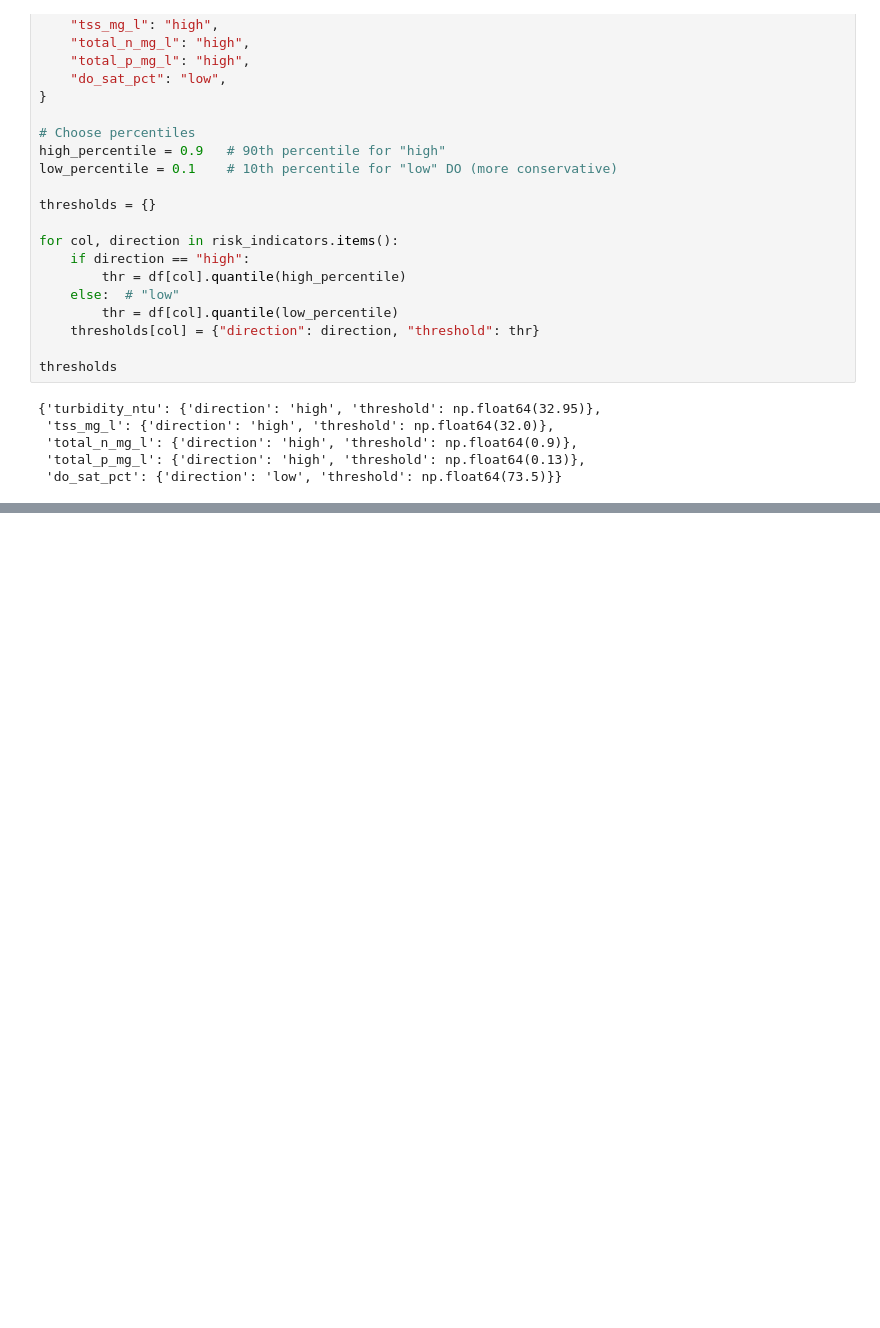
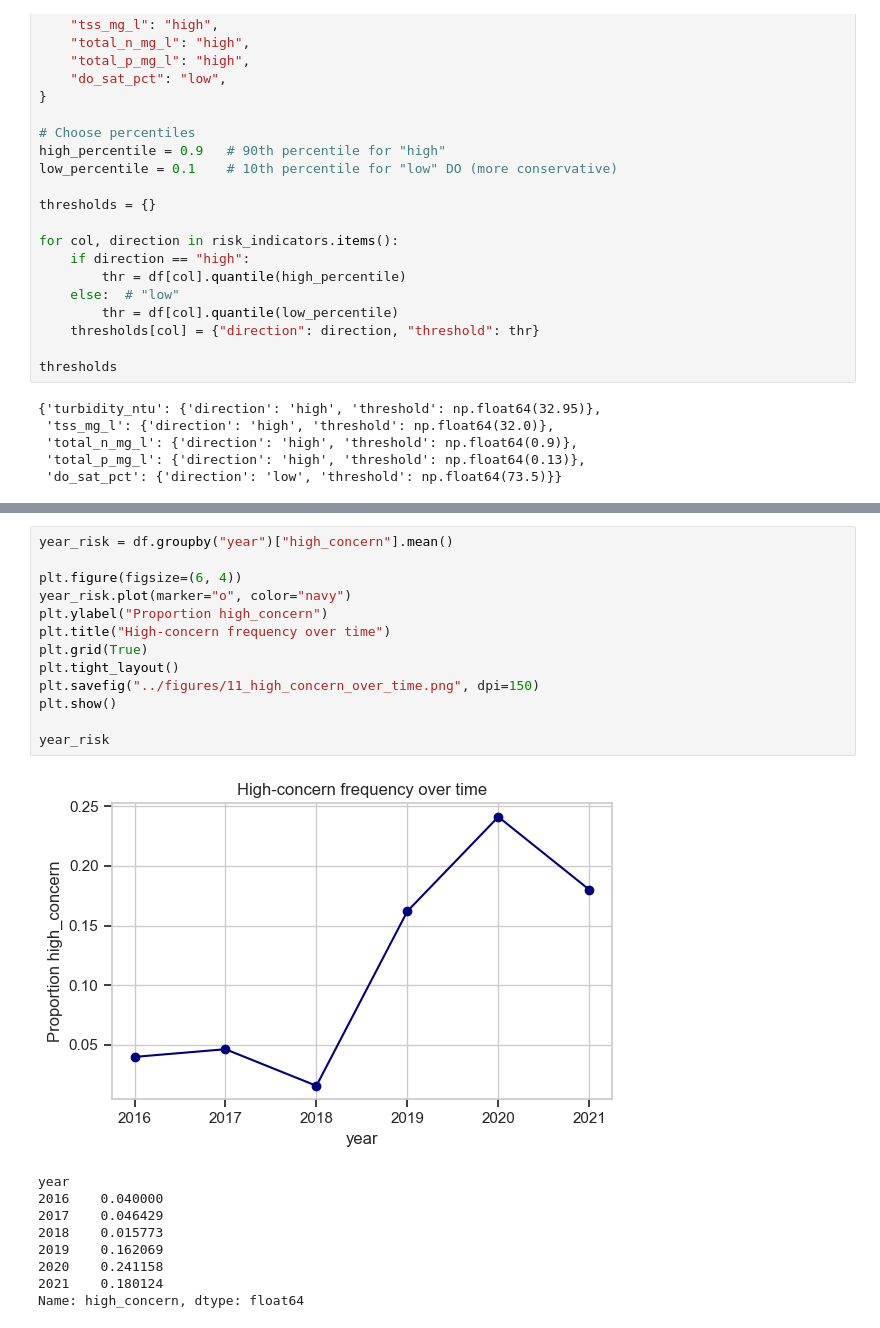
Before and after one commit to rosisneupane/nsw-water-quality-analysis, a Jupyter notebook: notebooks/01_exploration.ipynb, the cells around one changed output, grey strips where cells are left out. Drawn from its saved outputs; the diff is of its cells as text; blank space fills up the shorter version.

```diff
--- a/notebooks/01_exploration.ipynb
+++ b/notebooks/01_exploration.ipynb
@@ -369,0 +432,23 @@ Name: proportion, dtype: float64
+# %%
+year_risk = df.groupby("year")["high_concern"].mean()
+
+plt.figure(figsize=(6, 4))
+year_risk.plot(marker="o", color="navy")
+plt.ylabel("Proportion high_concern")
+plt.title("High-concern frequency over time")
+plt.grid(True)
+plt.tight_layout()
+plt.savefig("../figures/11_high_concern_over_time.png", dpi=150)
+plt.show()
+
+year_risk
+# %% [output]
+[figure, added]
+year
+2016    0.040000
+2017    0.046429
+2018    0.015773
+2019    0.162069
+2020    0.241158
+2021    0.180124
+Name: high_concern, dtype: float64
```
Also changed, not shown: parts of 8 cells of this notebook.
